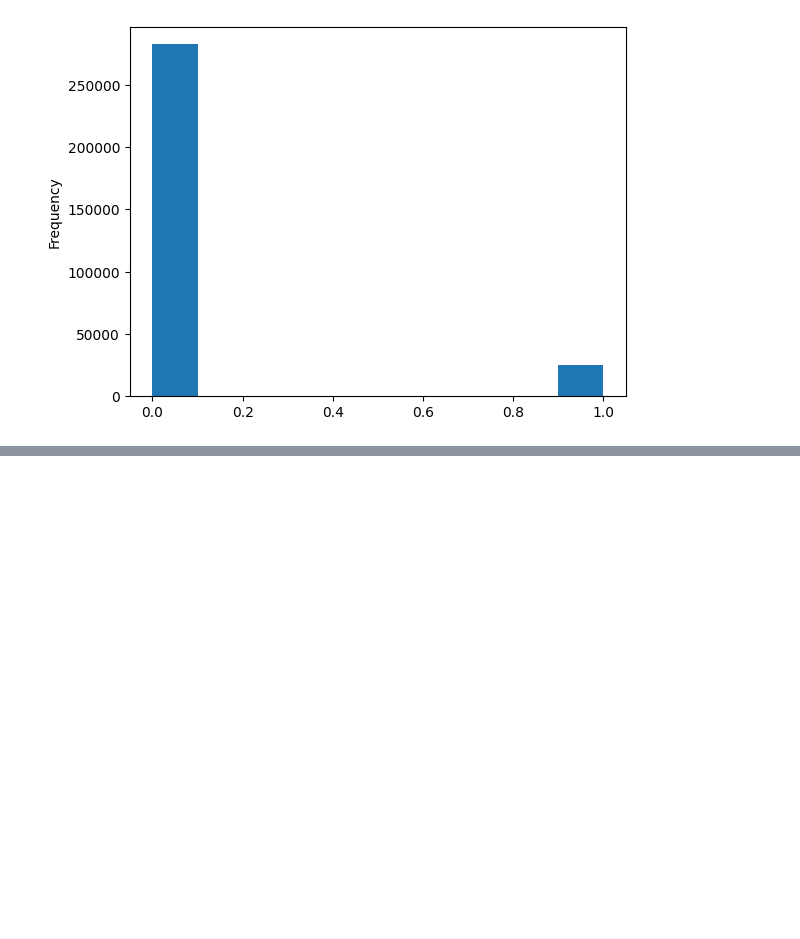
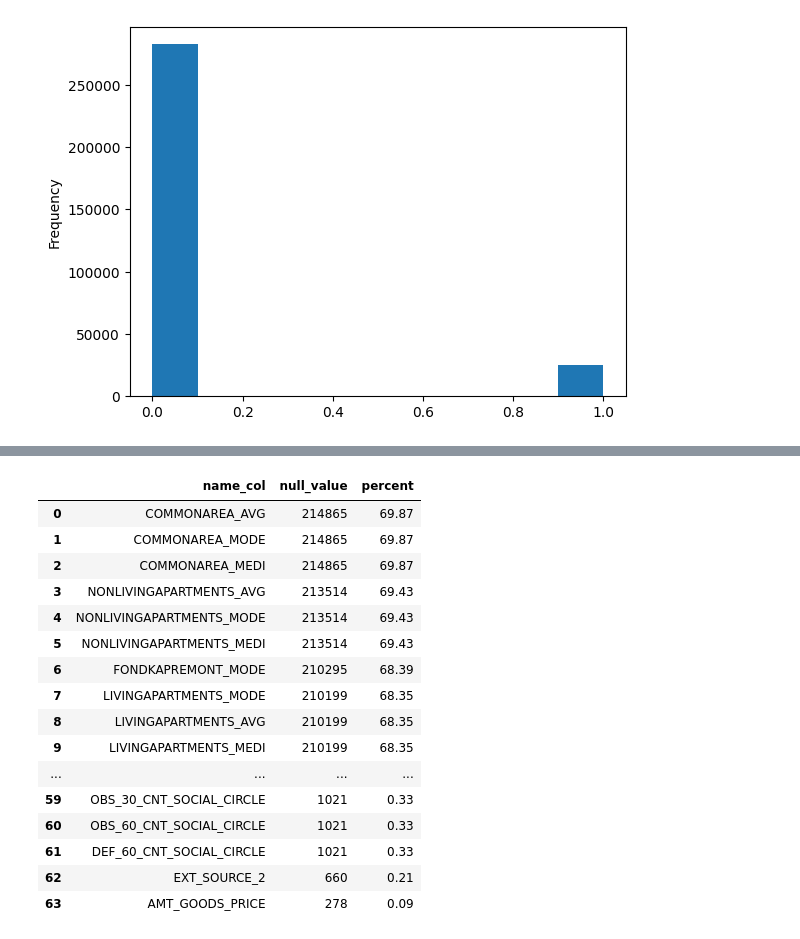
Before and after one commit to vthuhien/Data, a Jupyter notebook: Home_credit/home_credit_analysis.ipynb, the cells around one changed output, grey strips where cells are left out. Saved outputs shown, nothing was run; the diff lists cells and outputs as text; code cells hidden in the pictures; blank space fills up the shorter version.

```diff
--- a/Home_credit/home_credit_analysis.ipynb
+++ b/Home_credit/home_credit_analysis.ipynb
@@ -195,0 +206,3 @@ From this chart, we draw the conclusion that almost all the clients paid the loa
+# %%
+pd.set_option('display.max_rows',122)
+df_train.isnull().sum().sort_values(ascending = False)
@@ -195,0 +227,33 @@ From this chart, we draw the conclusion that almost all the clients paid the loa
+# %%
+def missing_value(df,sort_by = 'percent', limit = 0):
+    df_null = pd.DataFrame(df.isnull().sum().reset_index())
+    df_null.columns = ['name_col','null_value']
+
+    df_null['percent'] = round((100 * df_null['null_value']/ len(df)),2)
+    df_null = df_null[df_null['percent'] > limit]
+
+    df_null = df_null.sort_values(by = sort_by, ascending = False)
+    df_null = df_null.reset_index(drop = True)
+    return df_null
+
+pd.set_option('display.max_rows', 70)
+df_null = missing_value(df_train)
+df_null
+# %% [output]
+|  | name_col | null_value | percent |
+| 0 | COMMONAREA_AVG | 214865 | 69.87 |
+| 1 | COMMONAREA_MODE | 214865 | 69.87 |
+| 2 | COMMONAREA_MEDI | 214865 | 69.87 |
+| 3 | NONLIVINGAPARTMENTS_AVG | 213514 | 69.43 |
+| 4 | NONLIVINGAPARTMENTS_MODE | 213514 | 69.43 |
+| 5 | NONLIVINGAPARTMENTS_MEDI | 213514 | 69.43 |
+| 6 | FONDKAPREMONT_MODE | 210295 | 68.39 |
+| 7 | LIVINGAPARTMENTS_MODE | 210199 | 68.35 |
+| 8 | LIVINGAPARTMENTS_AVG | 210199 | 68.35 |
+| 9 | LIVINGAPARTMENTS_MEDI | 210199 | 68.35 |
+| ... | ... | ... | ... |
+| 59 | OBS_30_CNT_SOCIAL_CIRCLE | 1021 | 0.33 |
+| 60 | OBS_60_CNT_SOCIAL_CIRCLE | 1021 | 0.33 |
+| 61 | DEF_60_CNT_SOCIAL_CIRCLE | 1021 | 0.33 |
+| 62 | EXT_SOURCE_2 | 660 | 0.21 |
+| 63 | AMT_GOODS_PRICE | 278 | 0.09 |
```
Also changed, not shown: parts of 19 cells of this notebook, 1 other file.
